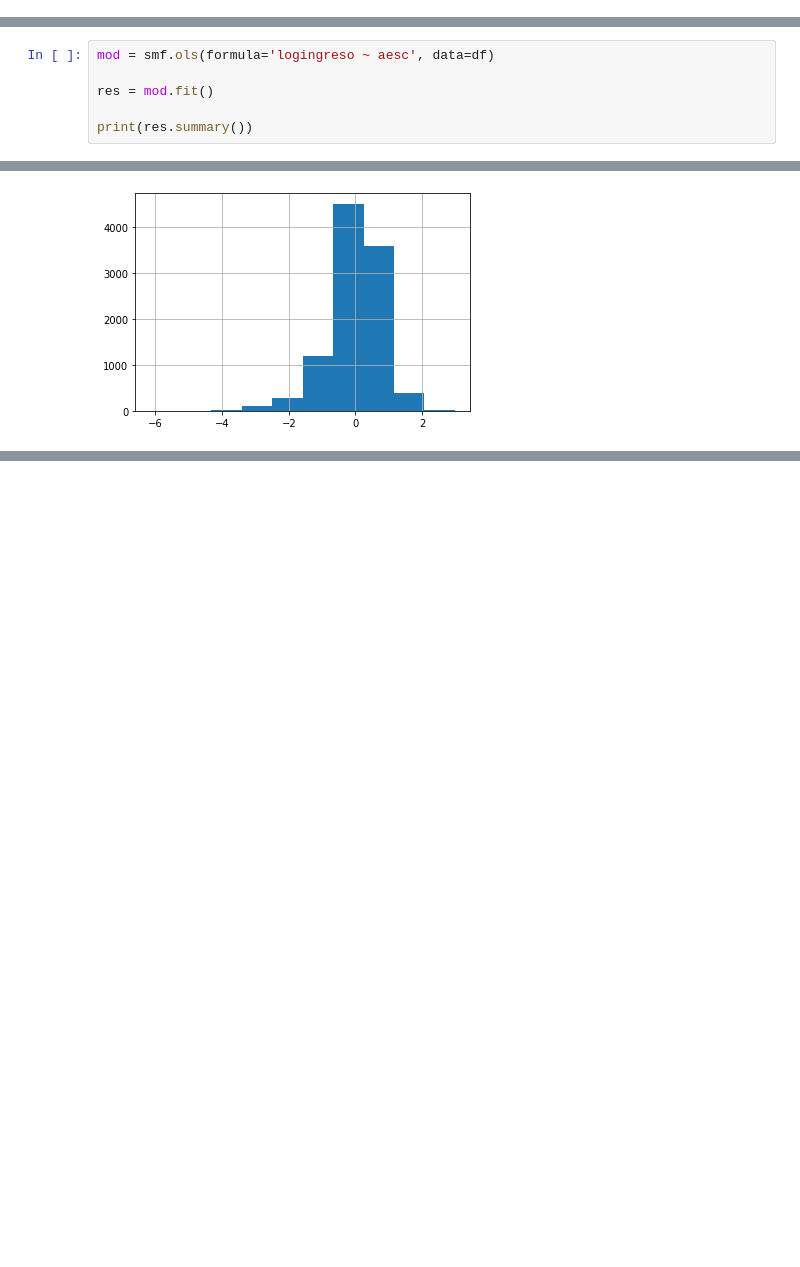
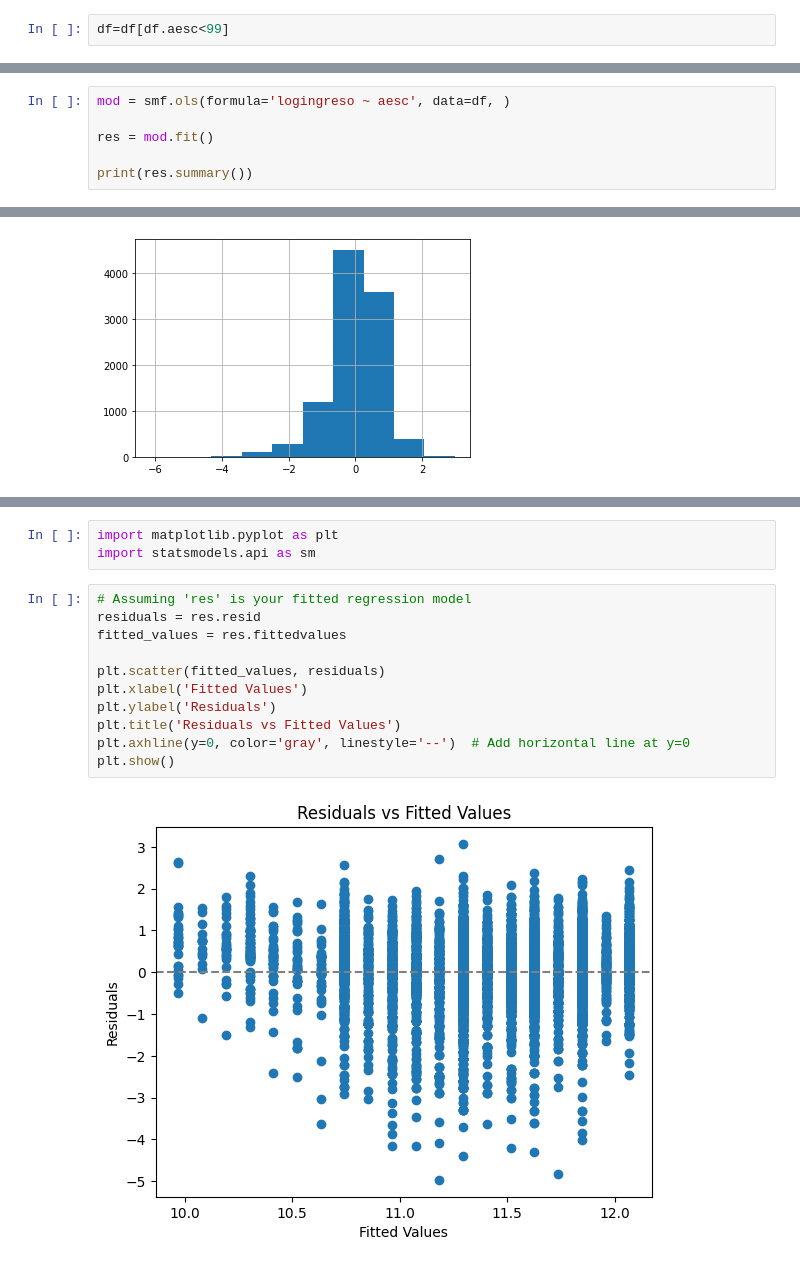
Before and after one commit to rpasquini/econometria-iae, a Jupyter notebook: OLS_2_Ajuste_Propiedades_Test_de_Hipótesis.ipynb, the cells around one changed output, grey strips where cells are left out. Cells and saved outputs as stored; diff of their text form; blank space fills up the shorter version.

```diff
--- a/OLS_2_Ajuste_Propiedades_Test_de_Hipótesis.ipynb
+++ b/OLS_2_Ajuste_Propiedades_Test_de_Hipótesis.ipynb
@@ -91,3 +91,5 @@ df.aesc.hist(bins=40)
+# %%
+df=df[df.aesc<99]
 # %% [markdown]
 Estimar la regresion va a requerir varios pasos que me tengo que asegurar que se cumplan:
 
@@ -132,7 +134,7 @@ Notes:
 # %%
 import statsmodels.formula.api as smf
 # %%
-mod = smf.ols(formula='logingreso ~ aesc', data=df)
+mod = smf.ols(formula='logingreso ~ aesc', data=df, )
 
 res = mod.fit()
 
@@ -292,0 +318,16 @@ residuos.hist()
+# %%
+import matplotlib.pyplot as plt
+import statsmodels.api as sm
+# %%
+# Assuming 'res' is your fitted regression model
+residuals = res.resid
+fitted_values = res.fittedvalues
+
+plt.scatter(fitted_values, residuals)
+plt.xlabel('Fitted Values')
+plt.ylabel('Residuals')
+plt.title('Residuals vs Fitted Values')
+plt.axhline(y=0, color='gray', linestyle='--')  # Add horizontal line at y=0
+plt.show()
+# %% [output]
+[figure, added]
```
Also changed, not shown: parts of 11 cells of this notebook.
